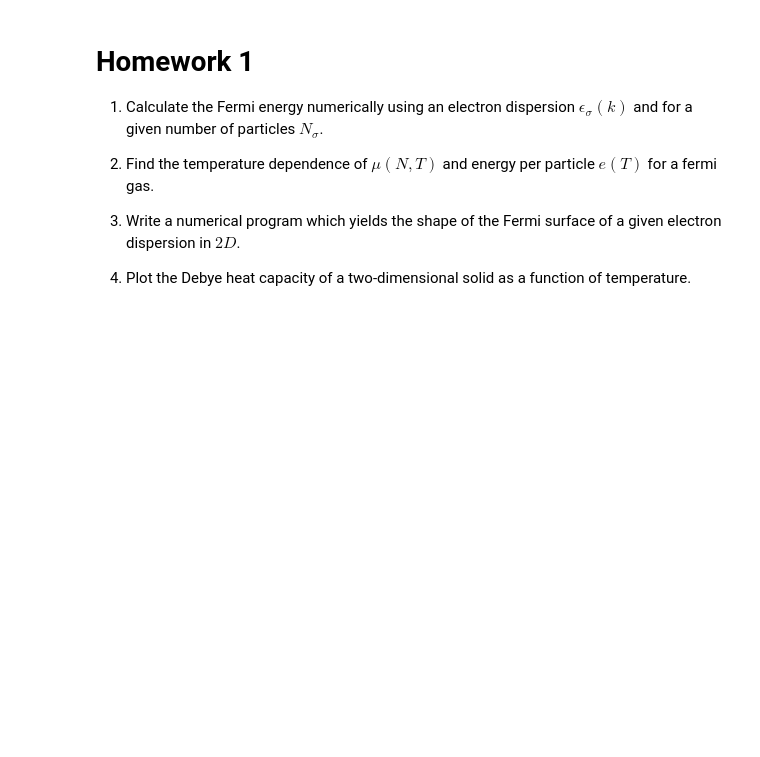
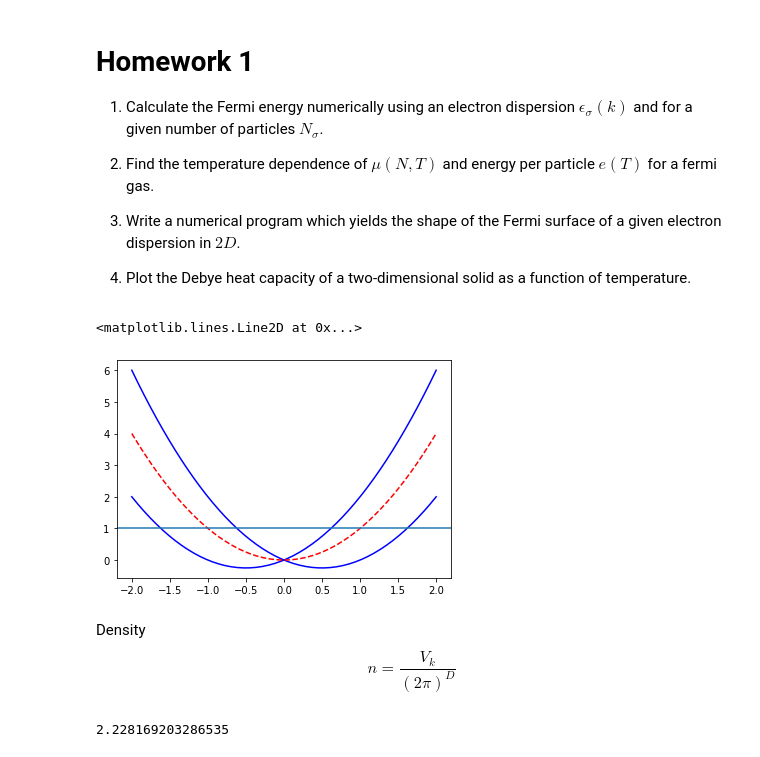
Before and after one commit to susyexists/EBT617E, a Jupyter notebook: ebt617e_ex1.ipynb, the cells around one changed output. Saved outputs shown, nothing was run; the diff lists cells and outputs as text; code cells hidden in the pictures; blank space fills up the shorter version.

```diff
--- a/ebt617e_ex1.ipynb
+++ b/ebt617e_ex1.ipynb
@@ -241,3 +241,23 @@ Text(0.5, 1.0, 'Debye model')
 3. Write a numerical program which yields the shape of the Fermi surface of a given electron dispersion in $2D$.
 
 4. Plot the Debye heat capacity of a two-dimensional solid as a function of temperature.
+# %%
+def ϵkσ(k,σ,α):
+    return k**2 + α*σ*k
+# %%
+kk = np.linspace(-2,2)
+# %%
+α = 1
+for σ in [-1,+1]:
+    plt.plot(kk,ϵkσ(kk,σ,α),'b-')
+
+plt.plot(kk,kk**2,'r--')
+
+EF=1
+
+plt.axhline(EF)
+# %% [output]
+<matplotlib.lines.Line2D at 0x...>
+[figure, added]
+# %% [markdown]
+Density $$ n = \frac{V_k}{(2\pi)^D} $$
@@ -243,0 +272,5 @@ Text(0.5, 1.0, 'Debye model')
+# %%
+EF=-0.174
+density(EF)
+# %% [output]
+2.228169203286535
```
Also changed, not shown: parts of 3 cells of this notebook, 1 other file.
